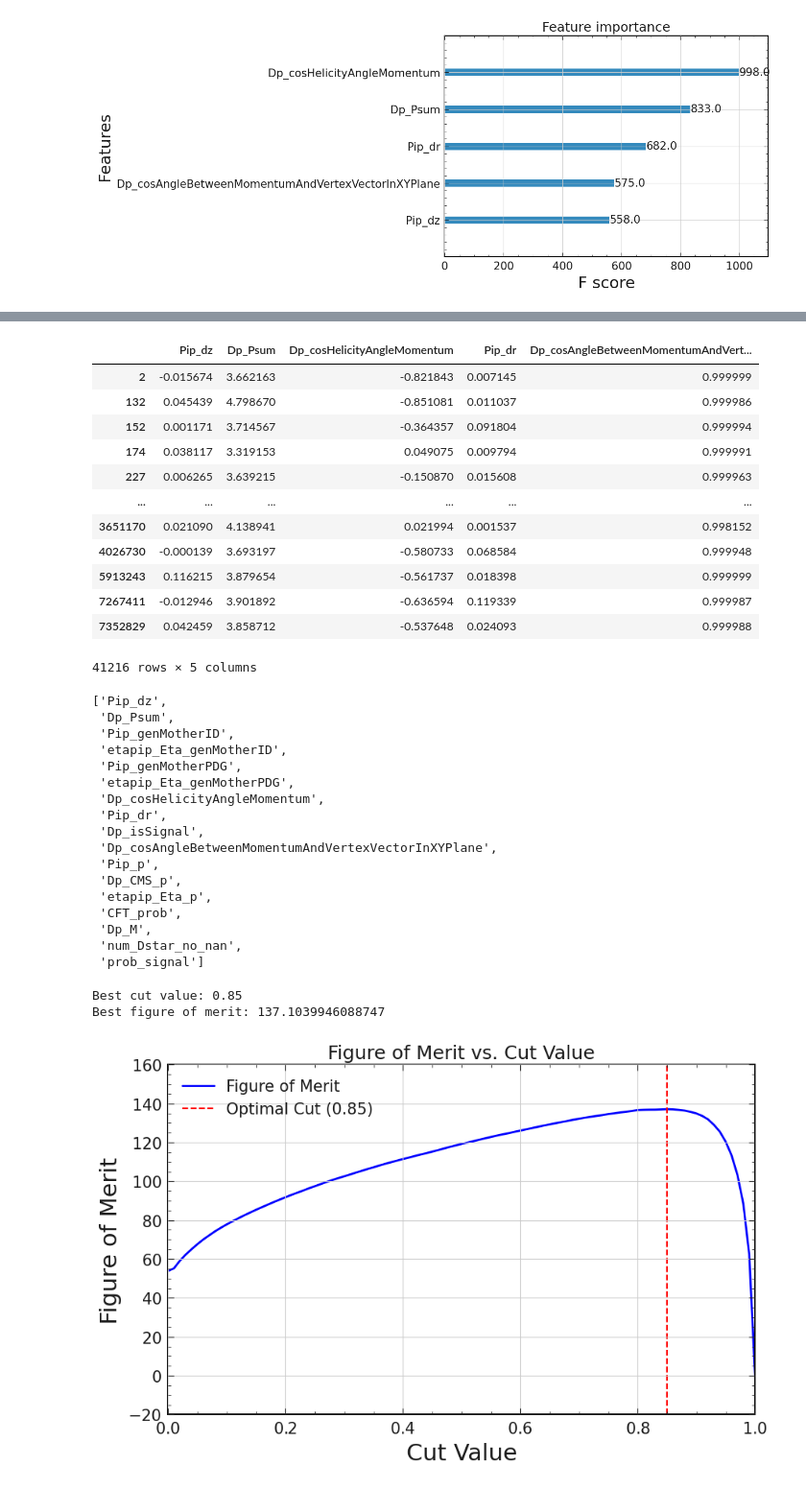
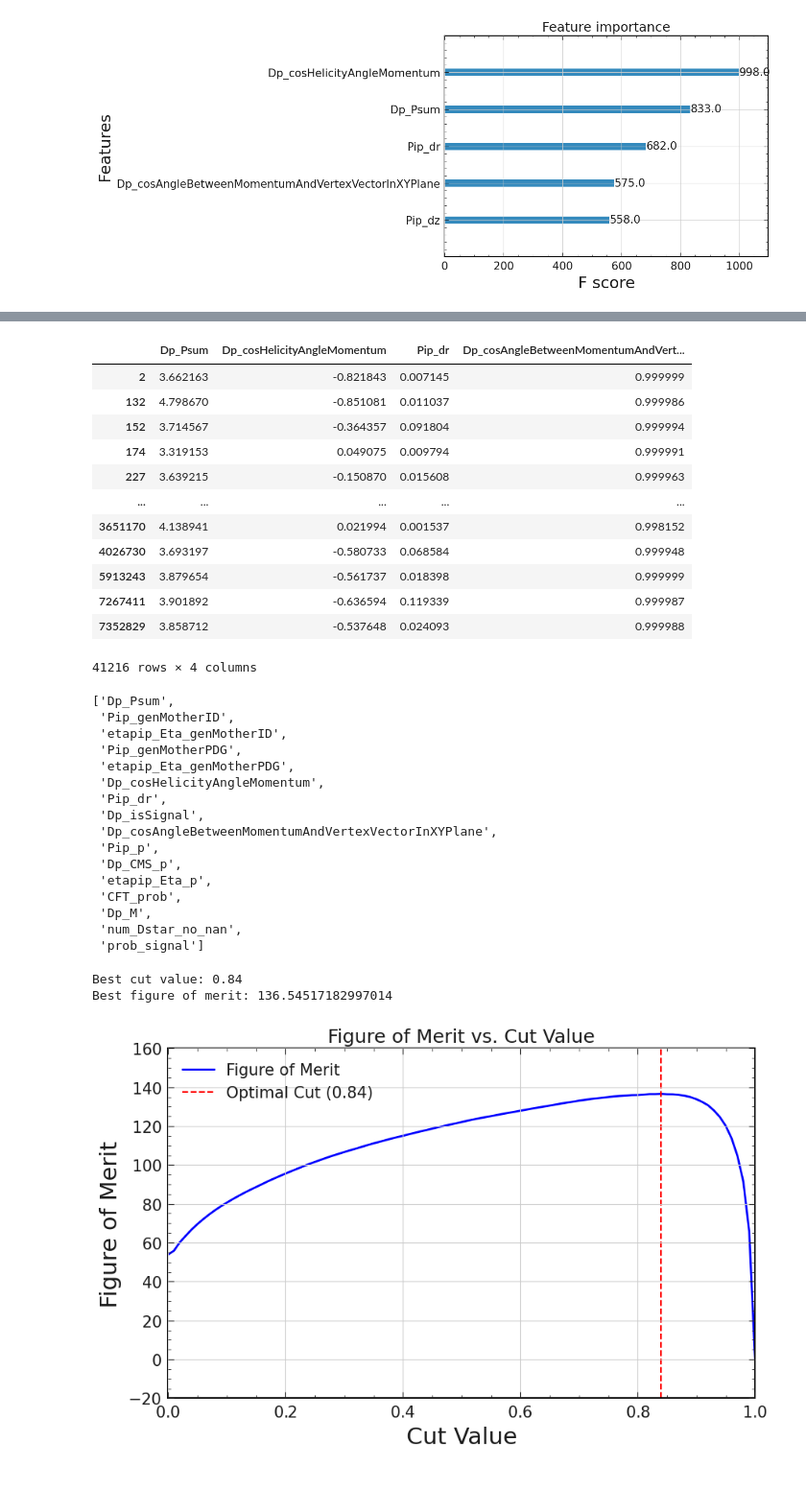
Before and after one commit to jykim-physics/DRAW_and_FITTING, a Jupyter notebook: main/MVA/MC15ri_etapip/pipipi/BDT.ipynb, the cells around one changed output, grey strips where cells are left out. Shown: that part at 96% size. Cells and saved outputs as stored; diff of their text form; code cells hidden in the pictures.

```diff
--- a/main/MVA/MC15ri_etapip/pipipi/BDT.ipynb
+++ b/main/MVA/MC15ri_etapip/pipipi/BDT.ipynb
@@ -36,7 +36,7 @@ for file_name in file_list:
     tree = file["etapip_pipipi"]
 
     # Specify the branches you want to extract
-    branches = ['Pip_dz','Dp_Psum','Pip_genMotherID','etapip_Eta_genMotherID','Pip_genMotherPDG','etapip_Eta_genMotherPDG','Dp_cosHelicityAngleMomentum','Pip_dr',"Dp_isSignal","Dp_cosAngleBetweenMomentumAndVertexVectorInXYPlane", "Pip_p","Dp_CMS_p","etapip_Eta_p","CFT_prob","Dp_M","num_Dstar_no_nan",]  # Replace with actual branch names
+    branches = ['Dp_Psum','Pip_genMotherID','etapip_Eta_genMotherID','Pip_genMotherPDG','etapip_Eta_genMotherPDG','Dp_cosHelicityAngleMomentum','Pip_dr',"Dp_isSignal","Dp_cosAngleBetweenMomentumAndVertexVectorInXYPlane", "Pip_p","Dp_CMS_p","etapip_Eta_p","CFT_prob","Dp_M","num_Dstar_no_nan",]  # Replace with actual branch names
 
     # Convert the selected branches to a Pandas DataFrame
     df_temp = tree.arrays(branches, library="pd")
@@ -74,10 +73,10 @@ Dp_M                                                  False
 num_Dstar_no_nan                                      False
 dtype: bool
 # %%
-file_pattern_signal = "/share/storage/jykim/storage_ghi/Ntuples_ghi_2/MC15ri_sigMC/Dptoetapip_pipipi/241013_loose_v1_roe_Dptag_nopi0veto/*.root"
+file_pattern_signal = "/share/storage/jykim/storage_ghi/Ntuples_ghi_2/MC15ri_sigMC/Dptoetapip_pipipi/241030_loose_v1/*.root"
 file_list_signal = glob.glob(file_pattern_signal)
 
-file_pattern_signal_cc = "/share/storage/jykim/storage_ghi/Ntuples_ghi_2/MC15ri_sigMC/Dptoetapip_pipipi_cc/241013_loose_v1_roe_Dptag_nopi0veto/*.root"
+file_pattern_signal_cc = "/share/storage/jykim/storage_ghi/Ntuples_ghi_2/MC15ri_sigMC/Dptoetapip_pipipi_cc/241030_loose_v1/*.root"
 file_list_signal_cc = glob.glob(file_pattern_signal_cc)
 
 file_list_signal += file_list_signal_cc
@@ -91,7 +90,7 @@ for file_name in file_list_signal:
 
     # Specify the branches you want to extract
     # branches = ['Dp_Psum','Pip_genMotherID','etapip_Eta_genMotherID','Pip_genMotherPDG','etapip_Eta_genMotherPDG','Dp_cosHelicityAngleMomentum',"Pip_dr","Dp_isSignal","Dp_cosAngleBetweenMomentumAndVertexVectorInXYPlane", "Pip_p","Dp_CMS_p","etapip_Eta_p","CFT_prob","Dp_M","num_Dstar_no_nan",]  # Replace with actual branch names
-    branches = ['Pip_dz','Pip_genMotherID','etapip_Eta_genMotherID','Pip_genMotherPDG','etapip_Eta_genMotherPDG','Dp_cosHelicityAngleMomentum',"Pip_dr","Dp_isSignal","Dp_cosAngleBetweenMomentumAndVertexVectorInXYPlane", "Pip_p","Dp_CMS_p","etapip_Eta_p","CFT_prob","Dp_M","num_Dstar_no_nan",]  # Replace with actual branch names
+    branches = ['Dp_Psum','Pip_genMotherID','etapip_Eta_genMotherID','Pip_genMotherPDG','etapip_Eta_genMotherPDG','Dp_cosHelicityAngleMomentum',"Pip_dr","Dp_isSignal","Dp_cosAngleBetweenMomentumAndVertexVectorInXYPlane", "Pip_p","Dp_CMS_p","etapip_Eta_p","CFT_prob","Dp_M","num_Dstar_no_nan",]  # Replace with actual branch names
 
     # Convert the selected branches to a Pandas DataFrame
     df_temp = tree.arrays(branches, library="pd")
@@ -111,7 +110,7 @@ df_signal = df_signal.query('Dp_isSignal==1')
 
 # Define the new column based on the given formula
 # df_signal['momentum_asym'] = (df_signal['etapip_Eta_p'] - df_signal['Pip_p']) / (df_signal['etapip_Eta_p'] + df_signal['Pip_p'])
-df_signal['Dp_Psum'] = (df_signal['etapip_Eta_p'] + df_signal['Pip_p'])
+# df_signal['Dp_Psum'] = (df_signal['etapip_Eta_p'] + df_signal['Pip_p'])
 
 # df_signal = df_signal.query('num_Dstar_no_nan<0')
 # %%
@@ -524,7 +522,7 @@ for file_name in file_list:
     tree = file["etapip_pipipi"]
 
     # Specify the branches you want to extract
-    branches = ['Pip_dz','Dp_Psum','Pip_genMotherID','etapip_Eta_genMotherID','Pip_genMotherPDG','etapip_Eta_genMotherPDG','Dp_cosHelicityAngleMomentum','Pip_dr',"Dp_isSignal","Dp_cosAngleBetweenMomentumAndVertexVectorInXYPlane", "Pip_p","Dp_CMS_p","etapip_Eta_p","CFT_prob","Dp_M","num_Dstar_no_nan",]  # Replace with actual branch names
+    branches = ['Dp_Psum','Pip_genMotherID','etapip_Eta_genMotherID','Pip_genMotherPDG','etapip_Eta_genMotherPDG','Dp_cosHelicityAngleMomentum','Pip_dr',"Dp_isSignal","Dp_cosAngleBetweenMomentumAndVertexVectorInXYPlane", "Pip_p","Dp_CMS_p","etapip_Eta_p","CFT_prob","Dp_M","num_Dstar_no_nan",]  # Replace with actual branch names
 
     # Convert the selected branches to a Pandas DataFrame
     df_temp = tree.arrays(branches, library="pd")
@@ -569,19 +567,19 @@ df_isSignal_false_dropped = df_isSignal_false.drop(columns=columns_to_drop)
 # %%
 df_isSignal_true_dropped
 # %% [output]
-|  | Pip_dz | Dp_Psum | Dp_cosHelicityAngleMomentum | Pip_dr | Dp_cosAngleBetweenMomentumAndVert... |
-| 2 | -0.015674 | 3.662163 | -0.821843 | 0.007145 | 0.999999 |
-| 132 | 0.045439 | 4.798670 | -0.851081 | 0.011037 | 0.999986 |
-| 152 | 0.001171 | 3.714567 | -0.364357 | 0.091804 | 0.999994 |
-| 174 | 0.038117 | 3.319153 | 0.049075 | 0.009794 | 0.999991 |
-| 227 | 0.006265 | 3.639215 | -0.150870 | 0.015608 | 0.999963 |
-| ... | ... | ... | ... | ... | ... |
-| 3651170 | 0.021090 | 4.138941 | 0.021994 | 0.001537 | 0.998152 |
-| 4026730 | -0.000139 | 3.693197 | -0.580733 | 0.068584 | 0.999948 |
-| 5913243 | 0.116215 | 3.879654 | -0.561737 | 0.018398 | 0.999999 |
-| 7267411 | -0.012946 | 3.901892 | -0.636594 | 0.119339 | 0.999987 |
-| 7352829 | 0.042459 | 3.858712 | -0.537648 | 0.024093 | 0.999988 |
+|  | Dp_Psum | Dp_cosHelicityAngleMomentum | Pip_dr | Dp_cosAngleBetweenMomentumAndVert... |
+| 2 | 3.662163 | -0.821843 | 0.007145 | 0.999999 |
+| 132 | 4.798670 | -0.851081 | 0.011037 | 0.999986 |
+| 152 | 3.714567 | -0.364357 | 0.091804 | 0.999994 |
+| 174 | 3.319153 | 0.049075 | 0.009794 | 0.999991 |
+| 227 | 3.639215 | -0.150870 | 0.015608 | 0.999963 |
+| ... | ... | ... | ... | ... |
+| 3651170 | 4.138941 | 0.021994 | 0.001537 | 0.998152 |
+| 4026730 | 3.693197 | -0.580733 | 0.068584 | 0.999948 |
+| 5913243 | 3.879654 | -0.561737 | 0.018398 | 0.999999 |
+| 7267411 | 3.901892 | -0.636594 | 0.119339 | 0.999987 |
+| 7352829 | 3.858712 | -0.537648 | 0.024093 | 0.999988 |
-41216 rows × 5 columns
+41216 rows × 4 columns
 # %%
 # Reorder the columns of df_isSignal_true_dropped and df_isSignal_false_dropped to match the training data's feature order
 df_isSignal_true_dropped = df_isSignal_true_dropped[best_xgb_model.get_booster().feature_names]
@@ -618,8 +616,7 @@ df_combined_all_range = df_combined_all_range.query('num_Dstar_no_nan>-1000')
 # %%
 df_combined_all_range.columns.tolist()
 # %% [output]
-['Pip_dz',
- 'Dp_Psum',
+['Dp_Psum',
  'Pip_genMotherID',
  'etapip_Eta_genMotherID',
  'Pip_genMotherPDG',
@@ -646,42 +643,42 @@ import matplotlib.pyplot as plt
 def figure_of_merit(df, cut_value):
     df_cut = df.query('prob_signal > @cut_value')
     Nsig = (df_cut['Dp_isSignal'] == 1).sum()
-    Nbkg = (df_cut['Dp_isSignal'] == 0).sum()
+    Nbkg = (df_cut['Dp_isSignal'] != 1).sum()
     if Nsig + Nbkg == 0:
         return 0
     return Nsig / np.sqrt(Nsig + Nbkg)
 
 # Define range of cut values to test
 cut_values = np.linspace(0, 1, 101)  # You can adjust the range and granularity
 
 # Calculate figure of merit for each cut value
 figures_of_merit = [figure_of_merit(df_combined, cut) for cut in cut_values]
 
 # Find the best cut value
 best_cut = cut_values[np.argmax(figures_of_merit)]
 best_fom = max(figures_of_merit)
 
 # Print the best cut value and corresponding figure of merit
 print(f'Best cut value: {best_cut}')
 print(f'Best figure of merit: {best_fom}')
 
 # Plot figure of merit vs. cut value
 plt.figure(figsize=(10, 6))
 plt.plot(cut_values, figures_of_merit, color='blue', label='Figure of Merit', linewidth=2)
 plt.axvline(x=best_cut, color='red', linestyle='--', label=f'Optimal Cut ({best_cut:.2f})')
 plt.xlabel('Cut Value')
 plt.ylabel('Figure of Merit')
 plt.title('Figure of Merit vs. Cut Value')
 plt.xlim(0,1)
 plt.legend()
 plt.grid(True)
-plt.savefig("MC15ri_etapip_pipipi_FOM_dz.png")
+plt.savefig("MC15ri_etapip_pipipi_FOM.png")
 
 plt.show()
 # %% [output]
-Best cut value: 0.85
-Best figure of merit: 137.1039946088747
+Best cut value: 0.84
+Best figure of merit: 136.54517182997014
-[figure, old version]
+[figure, new version]
 # %%
 plt.hist(df_combined_all_range['Dp_M'],bins=np.linspace(1.6,2.1,71),histtype='step');
 # %% [output]
```
Also changed, not shown: parts of 11 cells of this notebook, 32 other files.
